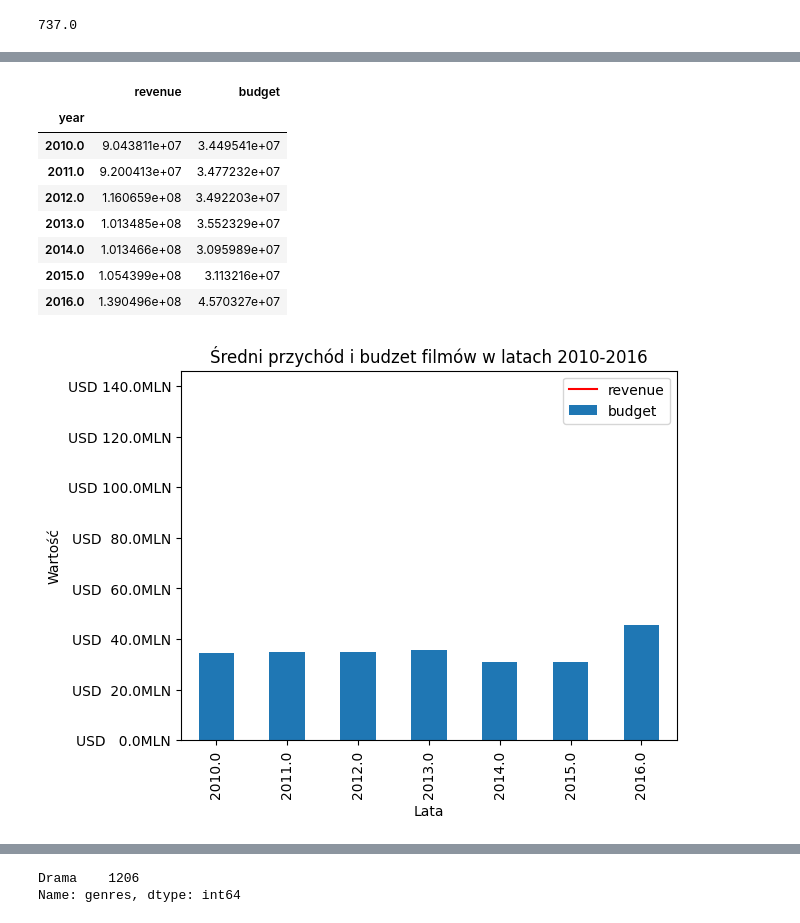
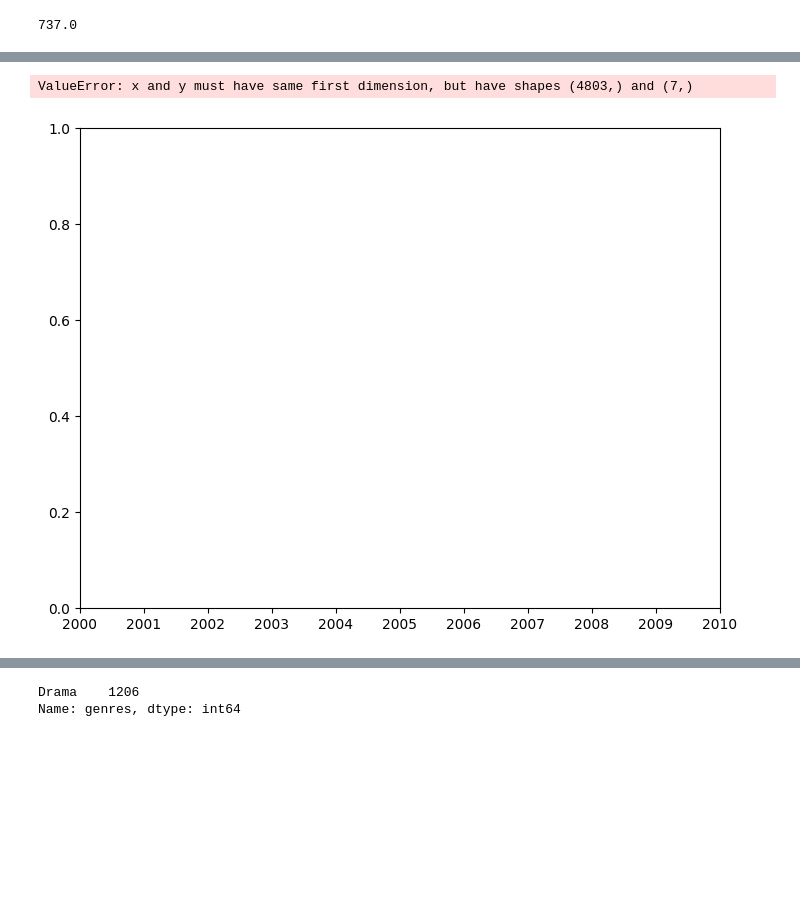
Before and after one commit to dawid584/learning-git-13, a Jupyter notebook: Untitled4.ipynb, the cells around one changed output, grey strips where cells are left out. Drawn from its saved outputs; the diff is of its cells as text; code cells hidden in the pictures; blank space fills up the shorter version.

```diff
--- a/Untitled4.ipynb
+++ b/Untitled4.ipynb
@@ -31,34 +31,26 @@ chart= zx.loc['2010-01-01':'2017-12-31', ['revenue', 'budget']]
-# %%
-chart
-# %% [output]
-|  | revenue | budget |
-| year |  |  |
-| 2010.0 | 9.043811e+07 | 3.449541e+07 |
-| 2011.0 | 9.200413e+07 | 3.477232e+07 |
-| 2012.0 | 1.160659e+08 | 3.492203e+07 |
-| 2013.0 | 1.013485e+08 | 3.552329e+07 |
-| 2014.0 | 1.013466e+08 | 3.095989e+07 |
-| 2015.0 | 1.054399e+08 | 3.113216e+07 |
-| 2016.0 | 1.390496e+08 | 4.570327e+07 |
 # %%
+x=np.arange(3)
+
 z=np.arange(3)
 
-def million(z, pos):
-        return 'USD {:5.1f}MLN'.format(z*1e-6)
+def million(x, pos):
+        return '{:2.1f}M'.format(z*1e-6)
 
-fig, ax = plt.subplots()
+fig = plt.figure()
+axes = fig.add_axes([0,0,1,1])
+axes.plot(df['release_date'],chart['budget'],label='budget',color = 'red')
+axes.bar(df['release_date'],chart['revenue'],label='revenue')
+axes.legend(loc=(1.05,0.9))
+axes.set_title('Średni przychód i budżet filmu w latach 2010-2016')
 formatter = plt.FuncFormatter(million)
-ax.yaxis.set_major_formatter(formatter)
-
-chart['revenue'].plot(kind='line' , color='red',label='revenue') # wykres liniowy
-chart['budget'].plot(kind='bar') # wykres kolumnowy
-plt.legend(loc=1)
+axes.yaxis.set_major_formatter(formatter)
 plt.xlabel('Lata') # dodajemy opis osi X
 plt.ylabel('Wartość') # dodajemy opis osi Y
 plt.title('Średni przychód i budzet filmów w latach 2010-2016') # dodajemy tytuł wykresu
 plt.show()
 # %% [output]
+ValueError: x and y must have same first dimension, but have shapes (4803,) and (7,)
-[figure, old version]
+[figure, new version]
 # %%
 df_2= pd.read_csv('C:\Kodilla\learning-git-13\genres.csv')
 # %%
```
Also changed, not shown: parts of 1 cell of this notebook.
